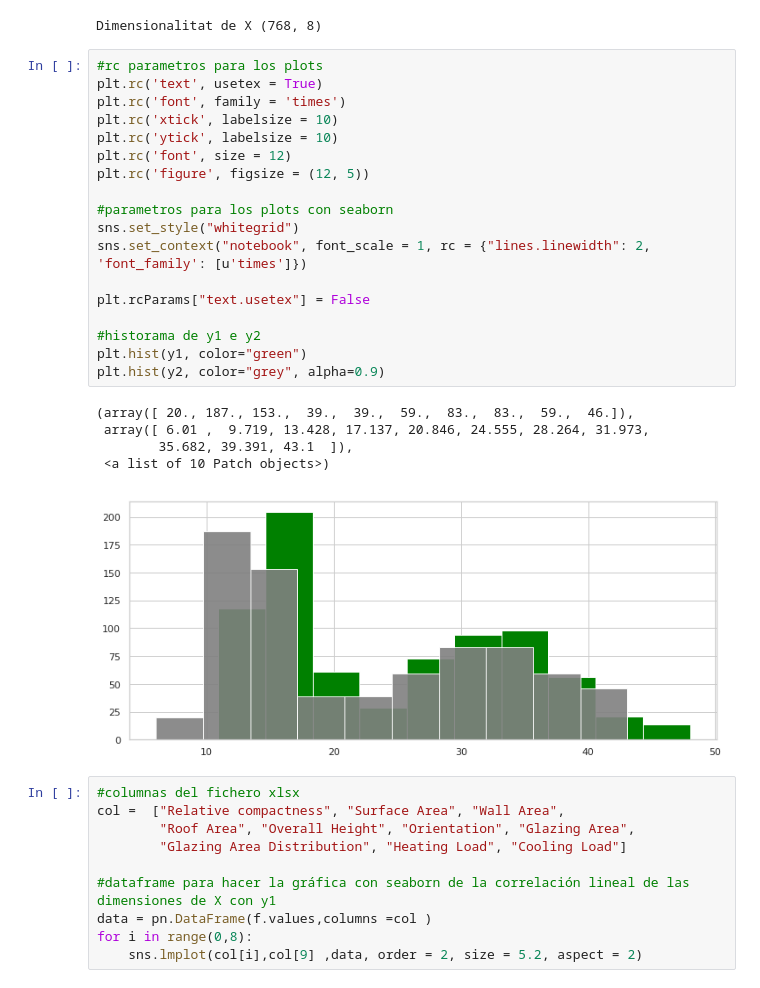
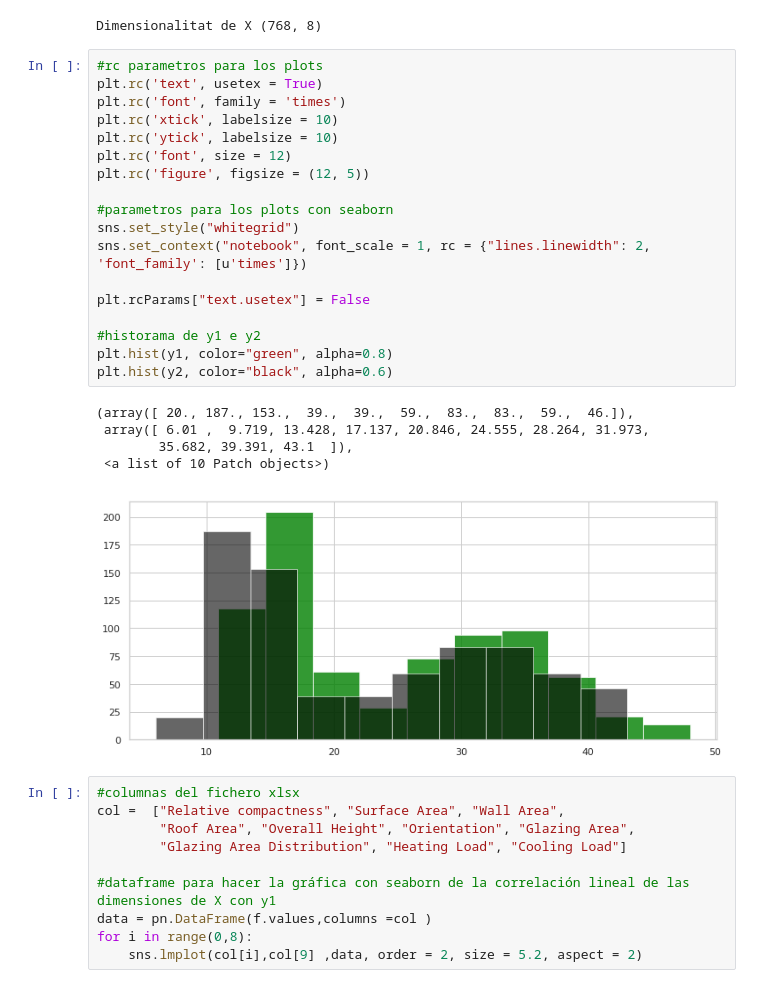
Before and after one commit to Uhron/Computational_learning, a Jupyter notebook: linear regresion example.ipynb, the cells around one changed output. Drawn from its saved outputs; the diff is of its cells as text.

```diff
--- a/linear regresion example.ipynb
+++ b/linear regresion example.ipynb
@@ -31,27 +31,27 @@ Dimensionalitat de X (768, 8)
 # %%
 #rc parametros para los plots
 plt.rc('text', usetex = True)
 plt.rc('font', family = 'times')
 plt.rc('xtick', labelsize = 10)
 plt.rc('ytick', labelsize = 10)
 plt.rc('font', size = 12)
 plt.rc('figure', figsize = (12, 5))
 
 #parametros para los plots con seaborn
 sns.set_style("whitegrid")
 sns.set_context("notebook", font_scale = 1, rc = {"lines.linewidth": 2, 'font_family': [u'times']})
 
 plt.rcParams["text.usetex"] = False
 
 #historama de y1 e y2
-plt.hist(y1, color="green")
-plt.hist(y2, color="grey", alpha=0.9)
+plt.hist(y1, color="green", alpha=0.8)
+plt.hist(y2, color="black", alpha=0.6)
 # %% [output]
 (array([ 20., 187., 153.,  39.,  39.,  59.,  83.,  83.,  59.,  46.]),
  array([ 6.01 ,  9.719, 13.428, 17.137, 20.846, 24.555, 28.264, 31.973,
         35.682, 39.391, 43.1  ]),
  <a list of 10 Patch objects>)
-[figure, old version]
+[figure, new version]
 # %%
 #columnas del fichero xlsx
 col =  ["Relative compactness", "Surface Area", "Wall Area",
```
Also changed, not shown: parts of 7 cells of this notebook.
